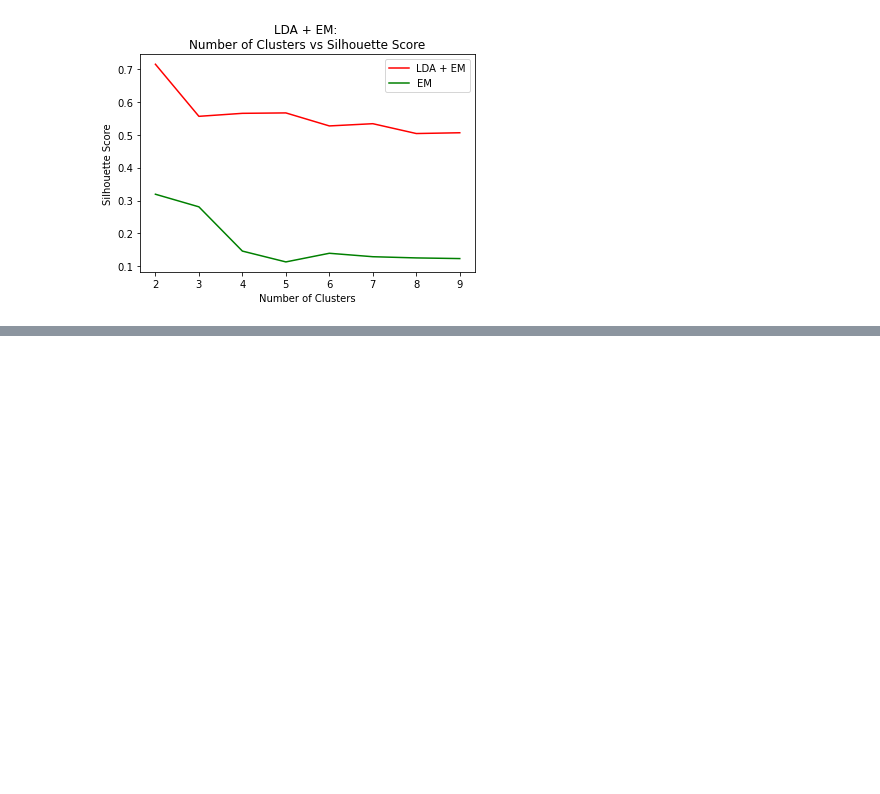
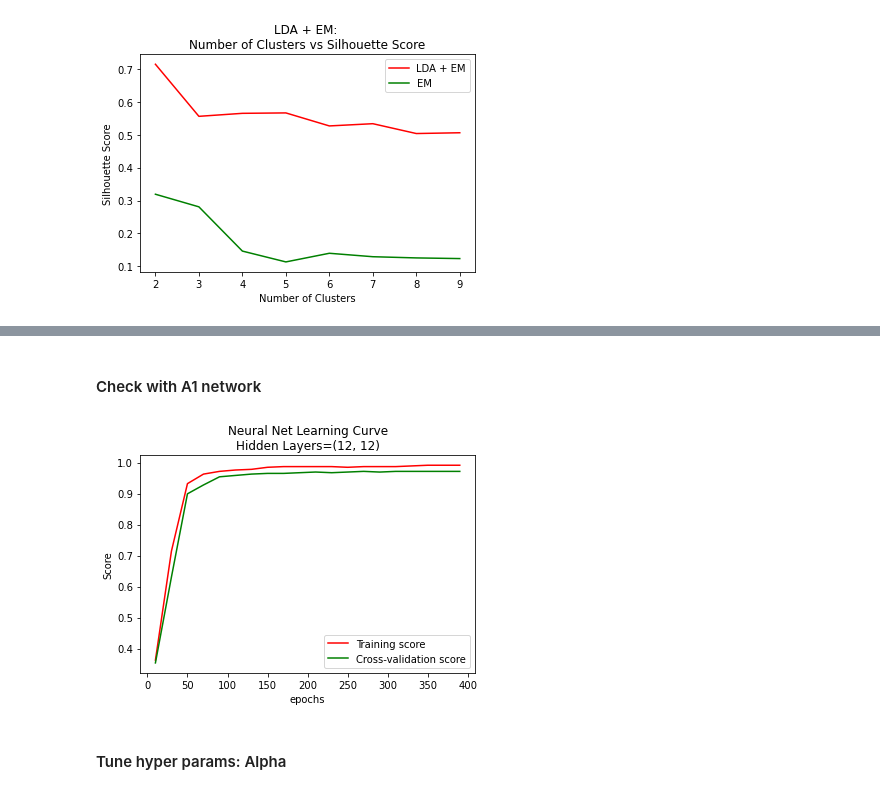
Before and after one commit to rahalrsh/dimensionality-reduction, a Jupyter notebook: clustering-breast-cancer.ipynb, the cells around one changed output, grey strips where cells are left out. Saved outputs shown, nothing was run; the diff lists cells and outputs as text; code cells hidden in the pictures; blank space fills up the shorter version.

Commit message:
Apply DR and Neural Networks

```diff
--- a/clustering-breast-cancer.ipynb
+++ b/clustering-breast-cancer.ipynb
@@ -717,0 +929,7 @@ plt.show()
+# %%
+pca = PCA(n_components = 7)
+x_train_transformed = pca.fit_transform(x_train_sc)
+x_test_transformed = pca.transform(x_test_sc)
+
+x_train_transformed = pd.DataFrame(x_train_transformed)
+x_test_transformed = pd.DataFrame(x_test_transformed)
@@ -717,0 +955,15 @@ plt.show()
+# %% [markdown]
+#### Check with A1 network
+# %%
+nn_per_epoch(
+    X=x_train_transformed,
+    y=y_train,
+    activation='relu',
+    alpha=0.01,
+    hidden_layer_size=(12, 12),
+    max_epoches=400
+)
+# %% [output]
+[figure, added]
+# %% [markdown]
+#### Tune hyper params: Alpha
```
Also changed, not shown: parts of 85 cells of this notebook.
